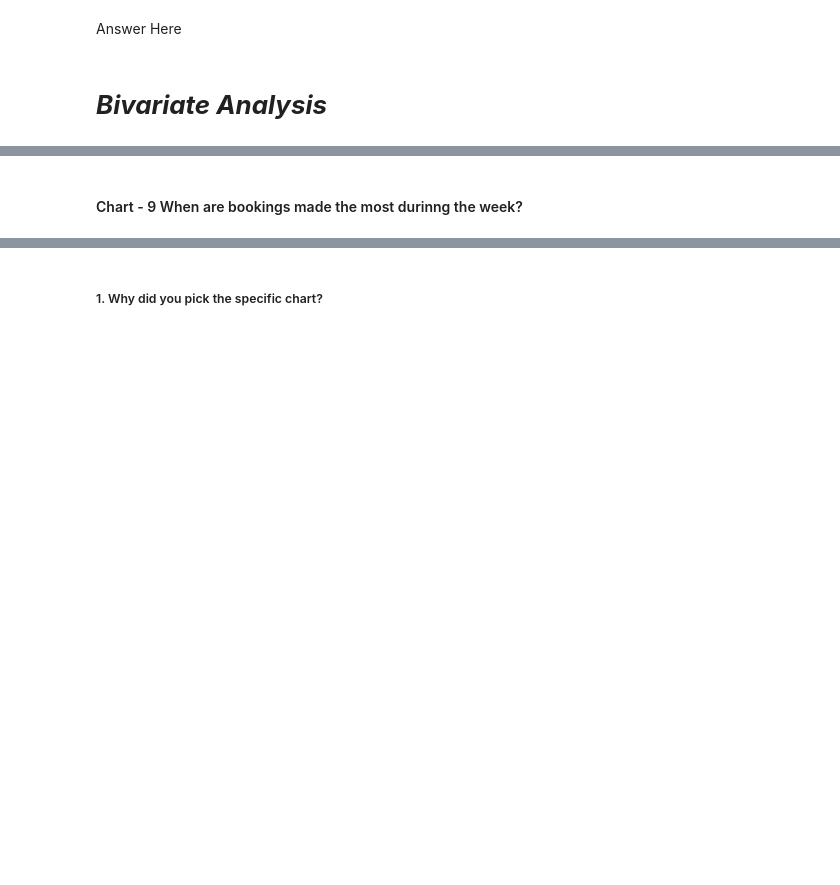
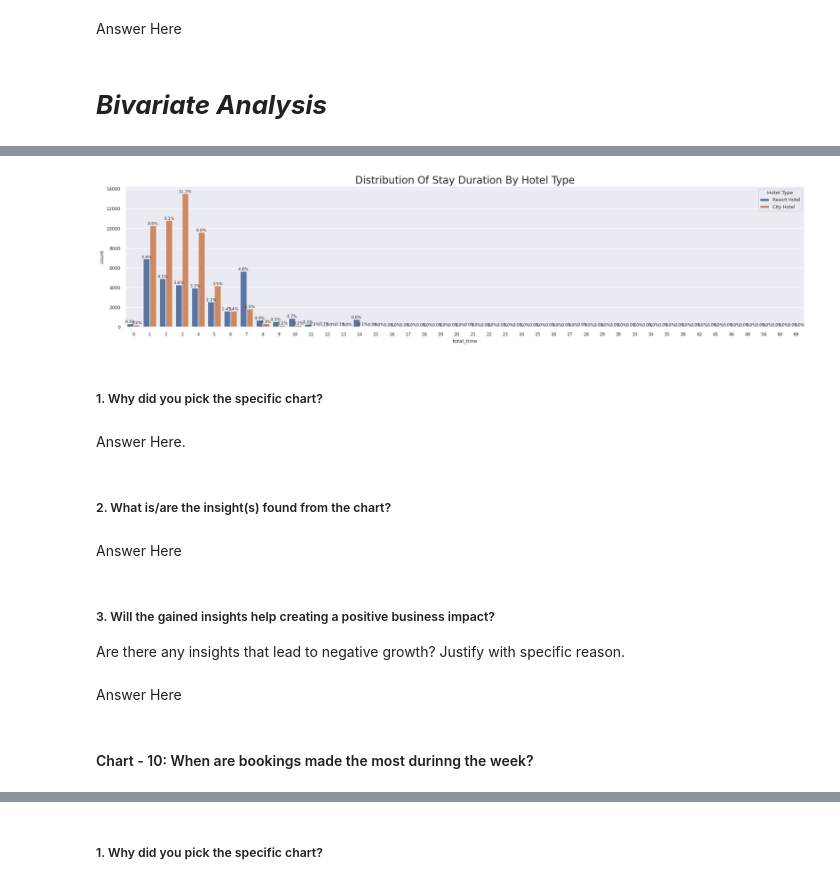
Before and after one commit to DevanshA2511/Hotel-Booking-Analysis-EDA, a Jupyter notebook: Hotel_Booking_Analysis_EDA_.ipynb, the cells around one changed output, grey strips where cells are left out. Cells and saved outputs as stored; diff of their text form; code cells hidden in the pictures; blank space fills up the shorter version.

```diff
--- a/Hotel_Booking_Analysis_EDA_.ipynb
+++ b/Hotel_Booking_Analysis_EDA_.ipynb
@@ -679,5 +772,37 @@ Answer Here
+# %%
+# Chart - 13 visualization code
+# Create a new column 'hotel_type' to identify hotel type
+hotel_bookings_df['hotel_type'] = hotel_bookings_df['hotel'].apply(lambda x: 'Resort Hotel' if x == 'Resort Hotel' else 'City Hotel')
+
+# Plotting graph to visualize and also show percentage distribution
+plt.figure(figsize=(24,5))
+total = float(len(df))
+ax = sns.countplot(x=hotel_bookings_df['total_time'], hue=hotel_bookings_df['hotel_type'], data=hotel_bookings_df)
+plt.title('Distribution Of Stay Duration By Hotel Type', fontsize=20)
+plt.legend(title='Hotel Type', loc='upper right')
+for p in ax.patches:
+    percentage = '{:.1f}%'.format(100 * p.get_height()/total)
+    x = p.get_x() + p.get_width()/2
+    y = p.get_height()
+    ax.annotate(percentage, (x, y), ha='center', va='bottom',fontsize=8)
+plt.show()
+# %% [output]
+[figure, added]
+# %% [markdown]
+##### 1. Why did you pick the specific chart?
+# %% [markdown]
+Answer Here.
+# %% [markdown]
+##### 2. What is/are the insight(s) found from the chart?
+# %% [markdown]
+Answer Here
+# %% [markdown]
+##### 3. Will the gained insights help creating a positive business impact?
+Are there any insights that lead to negative growth? Justify with specific reason.
+# %% [markdown]
+Answer Here
 # %% [markdown]
-#### Chart - 9 When are bookings made the most durinng the week?
+#### Chart - 10: When are bookings made the most durinng the week?
 # %%
 # Chart - 9 visualization code
 # Calculate the number of bookings for each day of the week
```
Also changed, not shown: parts of 97 cells of this notebook.
